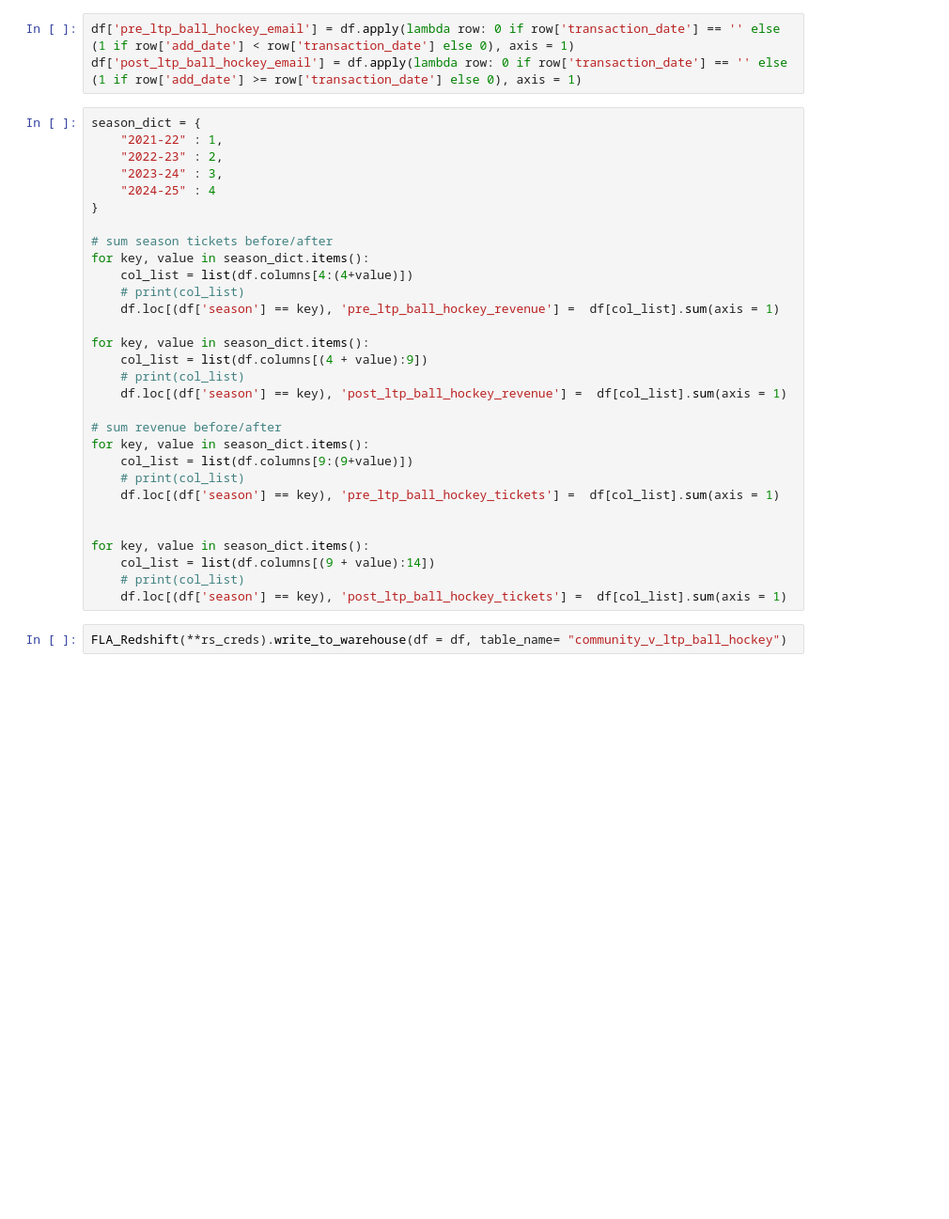
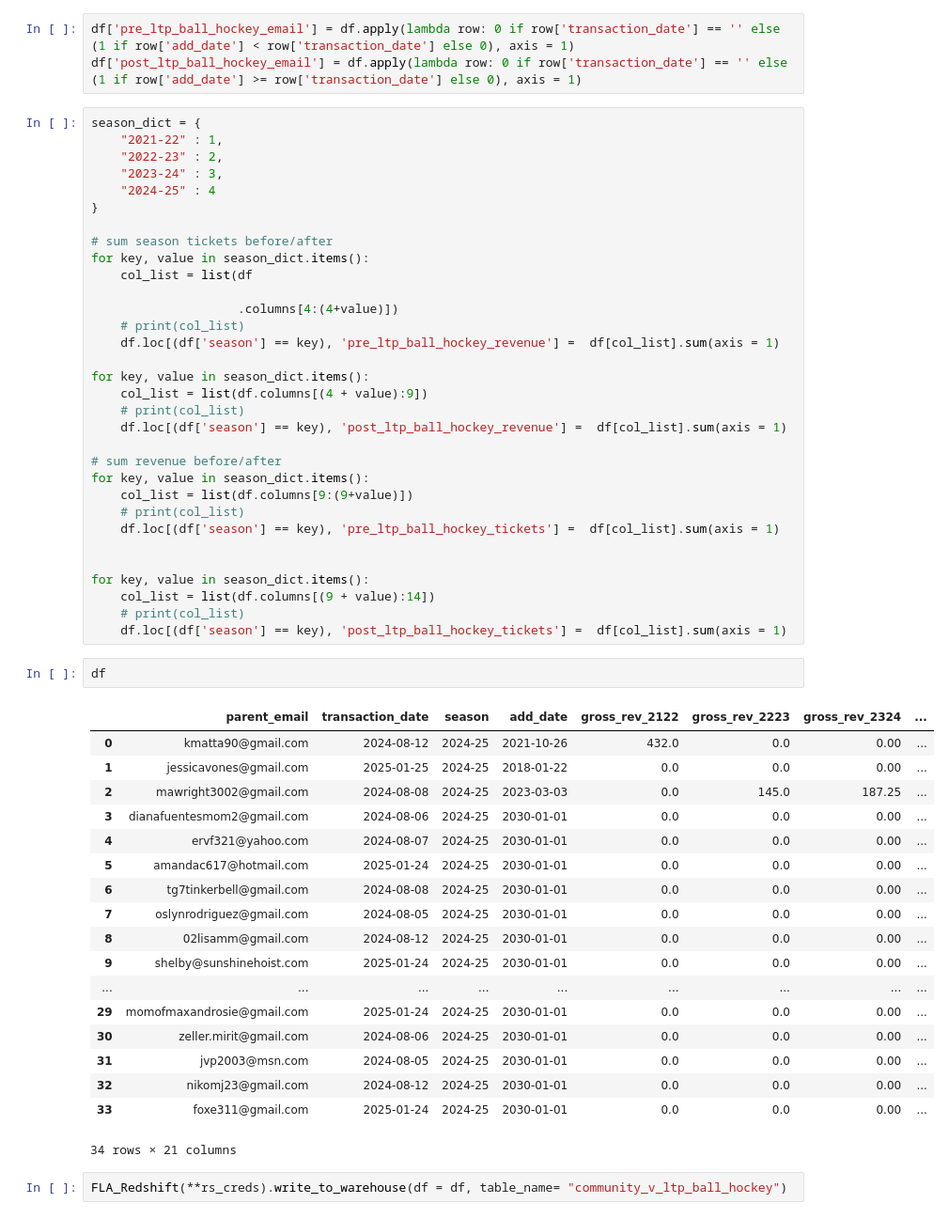
Before and after one commit to riffere-fla/pandas_party, a Jupyter notebook: ltp_2324.ipynb, the cells around one changed output. Shown at 94% size. Cells and saved outputs as stored; diff of their text form; blank space fills up the shorter version.

```diff
--- a/ltp_2324.ipynb
+++ b/ltp_2324.ipynb
@@ -503,7 +503,9 @@ season_dict = {
 
 # sum season tickets before/after
 for key, value in season_dict.items():
-    col_list = list(df.columns[4:(4+value)])
+    col_list = list(df
+
+                    .columns[4:(4+value)])
     # print(col_list)
     df.loc[(df['season'] == key), 'pre_ltp_ball_hockey_revenue'] =  df[col_list].sum(axis = 1)
 
@@ -523,5 +525,26 @@ for key, value in season_dict.items():
     col_list = list(df.columns[(9 + value):14])
     # print(col_list)
     df.loc[(df['season'] == key), 'post_ltp_ball_hockey_tickets'] =  df[col_list].sum(axis = 1)
+# %%
+df
+# %% [output]
+|  | parent_email | transaction_date | season | add_date | gross_rev_2122 | gross_rev_2223 | gross_rev_2324 | ... |
+| 0 | kmatta90@gmail.com | 2024-08-12 | 2024-25 | 2021-10-26 | 432.0 | 0.0 | 0.00 | ... |
+| 1 | jessicavones@gmail.com | 2025-01-25 | 2024-25 | 2018-01-22 | 0.0 | 0.0 | 0.00 | ... |
+| 2 | mawright3002@gmail.com | 2024-08-08 | 2024-25 | 2023-03-03 | 0.0 | 145.0 | 187.25 | ... |
+| 3 | dianafuentesmom2@gmail.com | 2024-08-06 | 2024-25 | 2030-01-01 | 0.0 | 0.0 | 0.00 | ... |
+| 4 | ervf321@yahoo.com | 2024-08-07 | 2024-25 | 2030-01-01 | 0.0 | 0.0 | 0.00 | ... |
+| 5 | amandac617@hotmail.com | 2025-01-24 | 2024-25 | 2030-01-01 | 0.0 | 0.0 | 0.00 | ... |
+| 6 | tg7tinkerbell@gmail.com | 2024-08-08 | 2024-25 | 2030-01-01 | 0.0 | 0.0 | 0.00 | ... |
+| 7 | oslynrodriguez@gmail.com | 2024-08-05 | 2024-25 | 2030-01-01 | 0.0 | 0.0 | 0.00 | ... |
+| 8 | 02lisamm@gmail.com | 2024-08-12 | 2024-25 | 2030-01-01 | 0.0 | 0.0 | 0.00 | ... |
+| 9 | shelby@sunshinehoist.com | 2025-01-24 | 2024-25 | 2030-01-01 | 0.0 | 0.0 | 0.00 | ... |
+| ... | ... | ... | ... | ... | ... | ... | ... | ... |
+| 29 | momofmaxandrosie@gmail.com | 2025-01-24 | 2024-25 | 2030-01-01 | 0.0 | 0.0 | 0.00 | ... |
+| 30 | zeller.mirit@gmail.com | 2024-08-06 | 2024-25 | 2030-01-01 | 0.0 | 0.0 | 0.00 | ... |
+| 31 | jvp2003@msn.com | 2024-08-05 | 2024-25 | 2030-01-01 | 0.0 | 0.0 | 0.00 | ... |
+| 32 | nikomj23@gmail.com | 2024-08-12 | 2024-25 | 2030-01-01 | 0.0 | 0.0 | 0.00 | ... |
+| 33 | foxe311@gmail.com | 2025-01-24 | 2024-25 | 2030-01-01 | 0.0 | 0.0 | 0.00 | ... |
+34 rows × 21 columns
 # %%
 FLA_Redshift(**rs_creds).write_to_warehouse(df = df, table_name= "community_v_ltp_ball_hockey")
```
Also changed, not shown: 3 other files.
